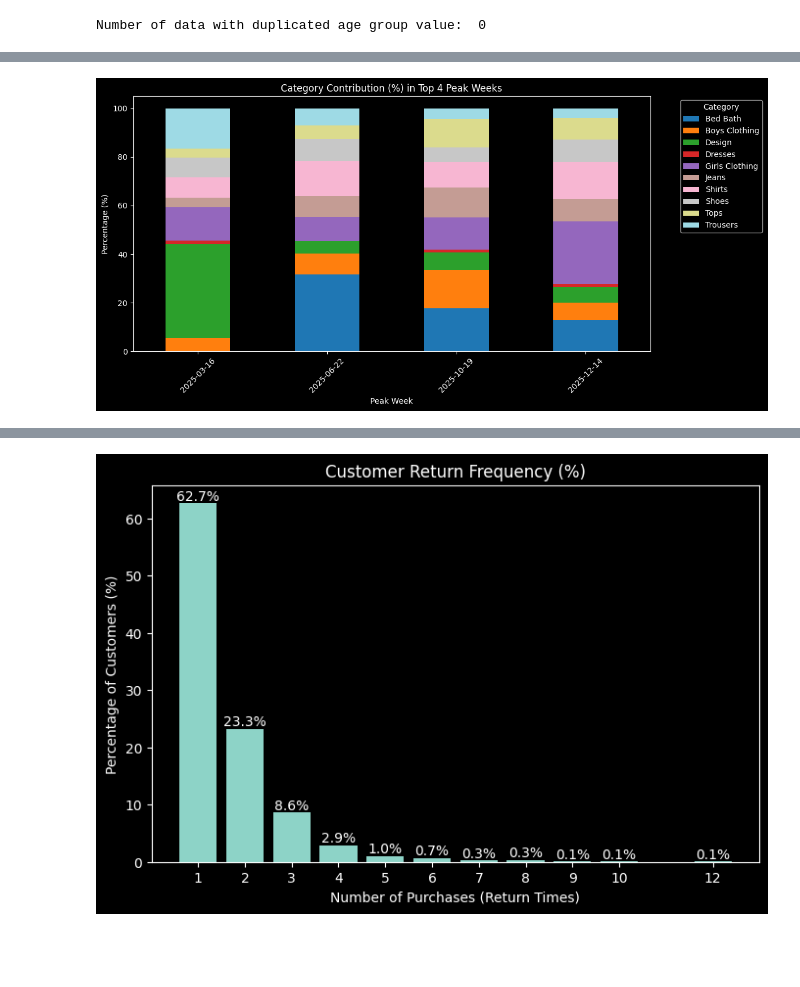
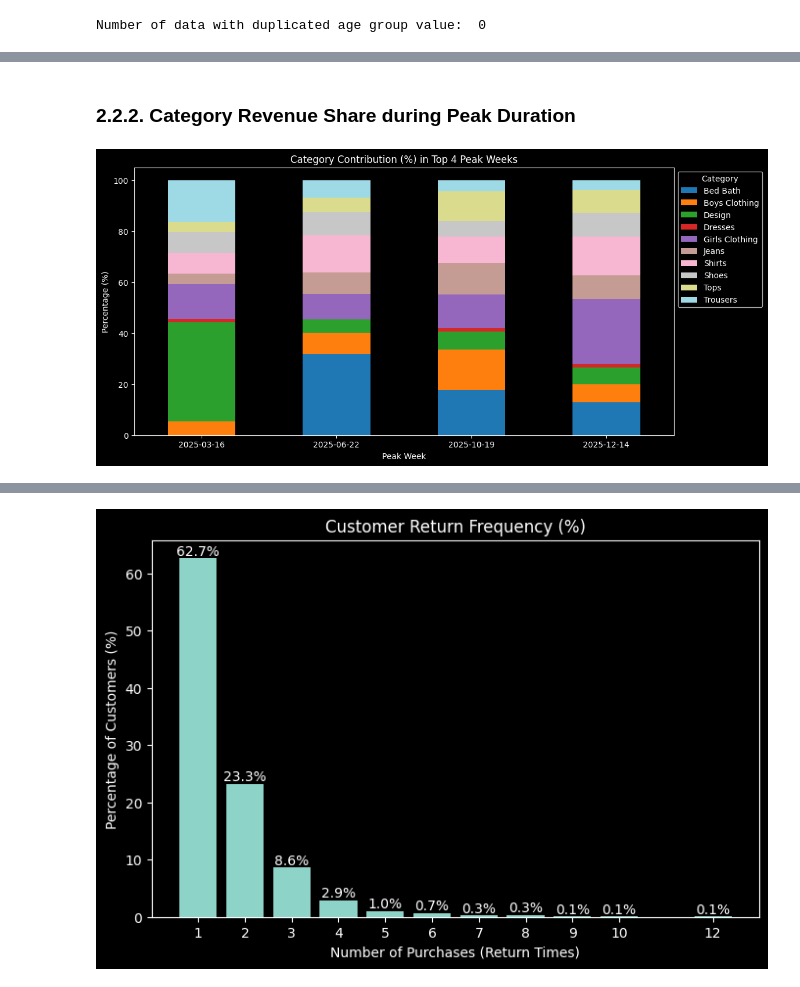
Before and after one commit to trandat9h/retail-sale-data-processing, a Jupyter notebook: Processing.ipynb, the cells around one changed output, grey strips where cells are left out. Cells and saved outputs as stored; diff of their text form; code cells hidden in the pictures; blank space fills up the shorter version.

```diff
--- a/Processing.ipynb
+++ b/Processing.ipynb
@@ -183,6 +226,4 @@ visualise_value_proportion(df, column="Category_sub", chart_title="Category sub
 # %%
-import matplotlib.pyplot as plt
-
 counts = df['Quantity'].value_counts().sort_index()
 
 bars = plt.bar(counts.index, counts.values)
@@ -196,9 +237,9 @@ plt.title("Distribution of Quantity")
 for bar in bars:
     height = bar.get_height()
     plt.text(
-        bar.get_x() + bar.get_width() / 2,
-        height,
-        str(height),
+        x=bar.get_x() + bar.get_width() / 2,
+        y=height,
+        s=str(height),
         ha='center',
         va='bottom'
     )
@@ -407,6 +484,6 @@ visualise_age_group(customer_detail_df)
 # %%
-pattern = r'\s*[\u2012\u2013\u2014\u2015\-\u2212]+\s*'
+pattern = r'\s*[\u2013\u2014]+\s*'
 customer_detail_df['Age Group'] = customer_detail_df['Age Group'].str.replace(pattern, '-', regex=True).str.strip()
 
-visualise_age_group(customer_detail_df)
+visualise_value_proportion(customer_detail_df, column="Age Group", chart_title="Age Group Proportion (Cleaned)")
 # %% [output]
@@ -482,11 +629,6 @@ df.sample(10)
 # %%
-import matplotlib.dates as mdates
-
 # Create a working copy so the original dataframe is not modified
 df_weekly = df.copy()
-
-# Convert Sale Date to datetime in the copy
-df_weekly['Sale Date'] = pd.to_datetime(df_weekly['Sale Date'])
 
 # Set index for resampling
 df_weekly = df_weekly.set_index('Sale Date')
@@ -522,16 +664,11 @@ ax = plt.gca()
 ax.xaxis.set_major_locator(mdates.MonthLocator(interval=1))  # every month
 ax.xaxis.set_major_formatter(mdates.DateFormatter('%b %Y'))  # Jan 2025, etc.
 
-# Grid only on major ticks (monthly)
-ax.grid(True, which='major', axis='x', linestyle='-', linewidth=1)
-
-# Optional: keep horizontal grid
-ax.grid(True, axis='y', linestyle='--', alpha=0.7)
+ax.grid(True, linestyle='--', alpha=0.7)
 
 plt.title("Weekly Revenue Trend")
 plt.xlabel("Week")
 plt.ylabel("Revenue")
-plt.grid(True)
 
 plt.show()
 # %% [output]
@@ -539,8 +685,10 @@ plt.show()
+# %% [markdown]
+### 2.2.2. Category Revenue Share during Peak Duration
 # %%
-# Create / overwrite Week_End aligned with weekly resample
+# Make Week_End aligned with weekly resample
 df_weekly['Week_End'] = df_weekly.index.to_period('W').to_timestamp('W')
 
-# Filter only the peak weeks
+# Show only the peak weeks
 df_peaks = df_weekly[df_weekly['Week_End'].isin(top4.index)]
 
 # Aggregate total profit by category within each peak week
@@ -557,34 +705,33 @@ category_mix['Percentage'] = (
     .transform(lambda x: x / x.sum() * 100)
 )
 
 # Pivot for stacked bar visualization
 pivot_df = category_mix.pivot(
     index='Week_End',
     columns='Category_sub',
     values='Percentage'
 ).fillna(0)
 
 # Plot stacked bar chart
 ax = pivot_df.plot(
     kind='bar',
     stacked=True,
     figsize=(12,6),
     colormap='tab20'
 )
 
 plt.title("Category Contribution (%) in Top 4 Peak Weeks")
 plt.xlabel("Peak Week")
 plt.ylabel("Percentage (%)")
 
 # Format x-axis labels
 plt.xticks(
     ticks=range(len(pivot_df.index)),
     labels=[d.strftime('%Y-%m-%d') for d in pivot_df.index],
-    rotation=45
+    rotation=0,
 )
 
-plt.legend(title="Category", bbox_to_anchor=(1.05, 1))
-plt.tight_layout()
+plt.legend(title="Category", bbox_to_anchor=(1, 1))
 plt.show()
 # %% [output]
-[figure, old version]
+[figure, new version]
```
Also changed, not shown: parts of 83 cells of this notebook.
